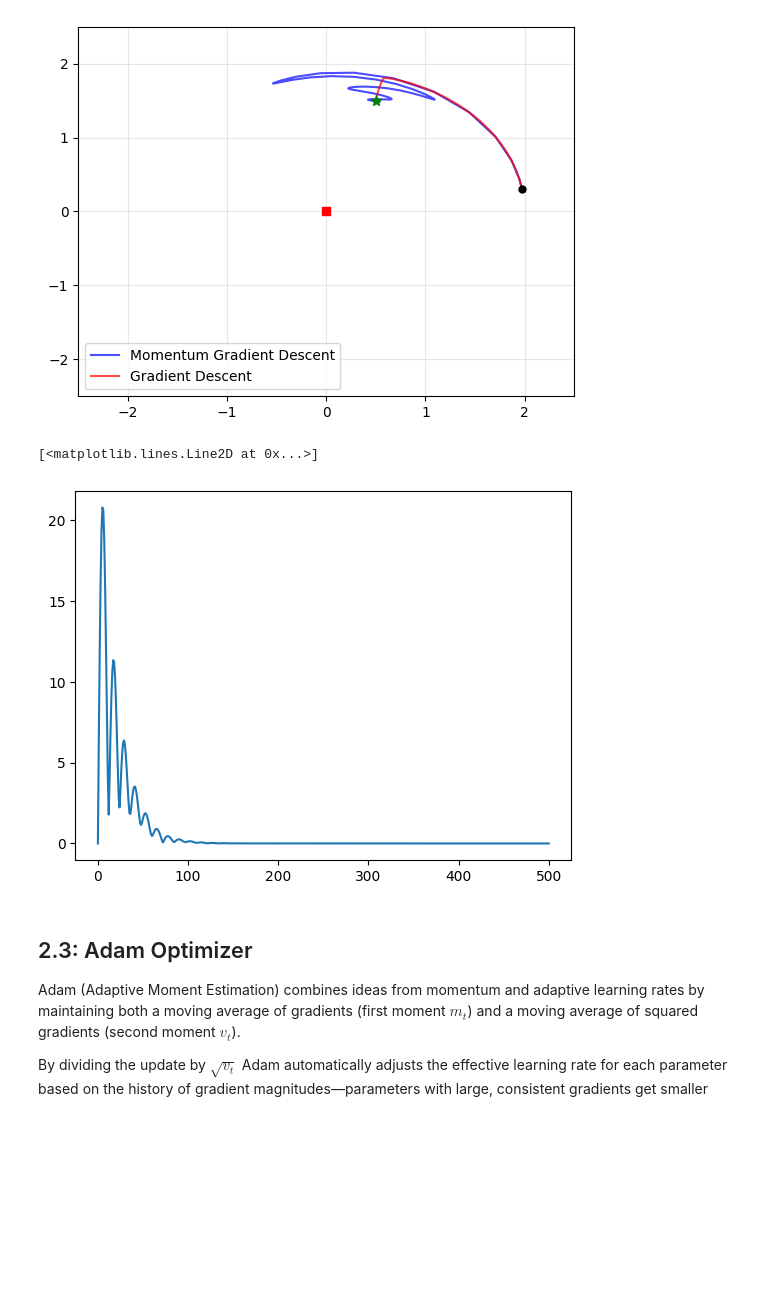
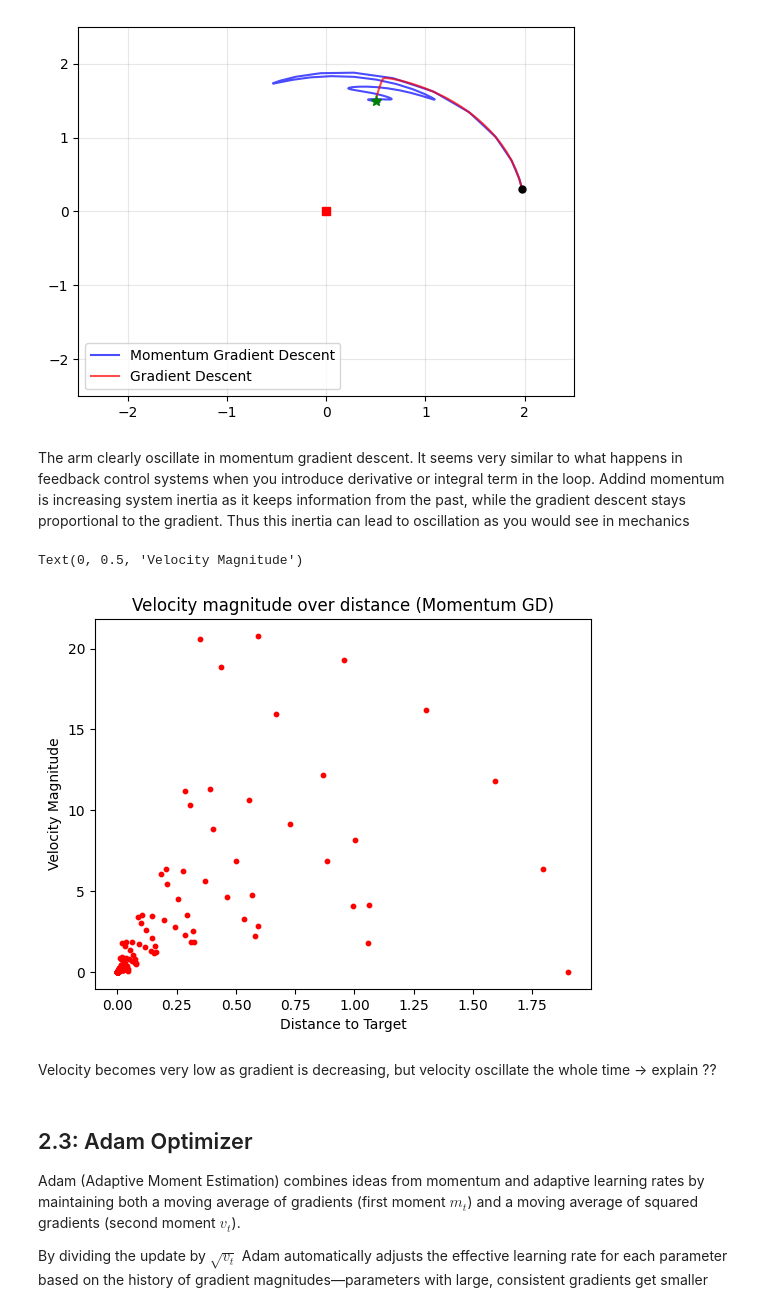
Before and after one commit to alextonon/BE_working_repo, a Jupyter notebook: FSD310_Stochastic/control_BE.ipynb, the cells around one changed output. Cells and saved outputs as stored; diff of their text form; code cells hidden in the pictures; blank space fills up the shorter version.

```diff
--- a/FSD310_Stochastic/control_BE.ipynb
+++ b/FSD310_Stochastic/control_BE.ipynb
@@ -483,8 +483,8 @@ for i in range(X.shape[0]):
     for j in range(X.shape[1]):
         theta = jnp.array([X[i, j], Y[i, j]])
         grad_val = grad_loss_target(theta, LENGTHS, target)
-        U = U.at[i, j].set(grad_val[0])
-        V = V.at[i, j].set(grad_val[1])
+        U = X.at[i, j].set(grad_val[0])
+        V = Y.at[i, j].set(grad_val[1])
         Z = Z.at[i, j].set(loss_target_reaching(theta, LENGTHS, target))
 
 plt.figure(figsize=(10, 8))
@@ -605,12 +606,20 @@ plt.legend()
 # %% [output]
 <matplotlib.legend.Legend at 0x...>
 [figure]
+# %% [markdown]
+The arm clearly oscillate in momentum gradient descent. It seems very similar to what happens in feedback control systems when you introduce derivative or integral term in the loop. Addind momentum is increasing system inertia as it keeps information from the past, while the gradient descent stays proportional to the gradient. Thus this inertia can lead to oscillation as you would see in mechanics
 # %%
 velocity_history = np.sqrt(momentum_history_mgd[:,0]**2 + momentum_history_mgd[:,1]**2)
-plt.plot(velocity_history)
+distance_history = np.sqrt((ee_trajectory_mgd[:,0]-target[0])**2 + (ee_trajectory_mgd[:,1]-target[1])**2)
+plt.scatter(distance_history, velocity_history, color='r', s=10)
+plt.title("Velocity magnitude over distance (Momentum GD)")
+plt.xlabel("Distance to Target")
+plt.ylabel("Velocity Magnitude")
 # %% [output]
-[<matplotlib.lines.Line2D at 0x...>]
+Text(0, 0.5, 'Velocity Magnitude')
-[figure, old version]
+[figure, new version]
+# %% [markdown]
+Velocity becomes very low as gradient is decreasing, but velocity oscillate the whole time -> explain ??
 # %% [markdown]
 ## 2.3: Adam Optimizer
 
```
Also changed, not shown: parts of 13 cells of this notebook.
